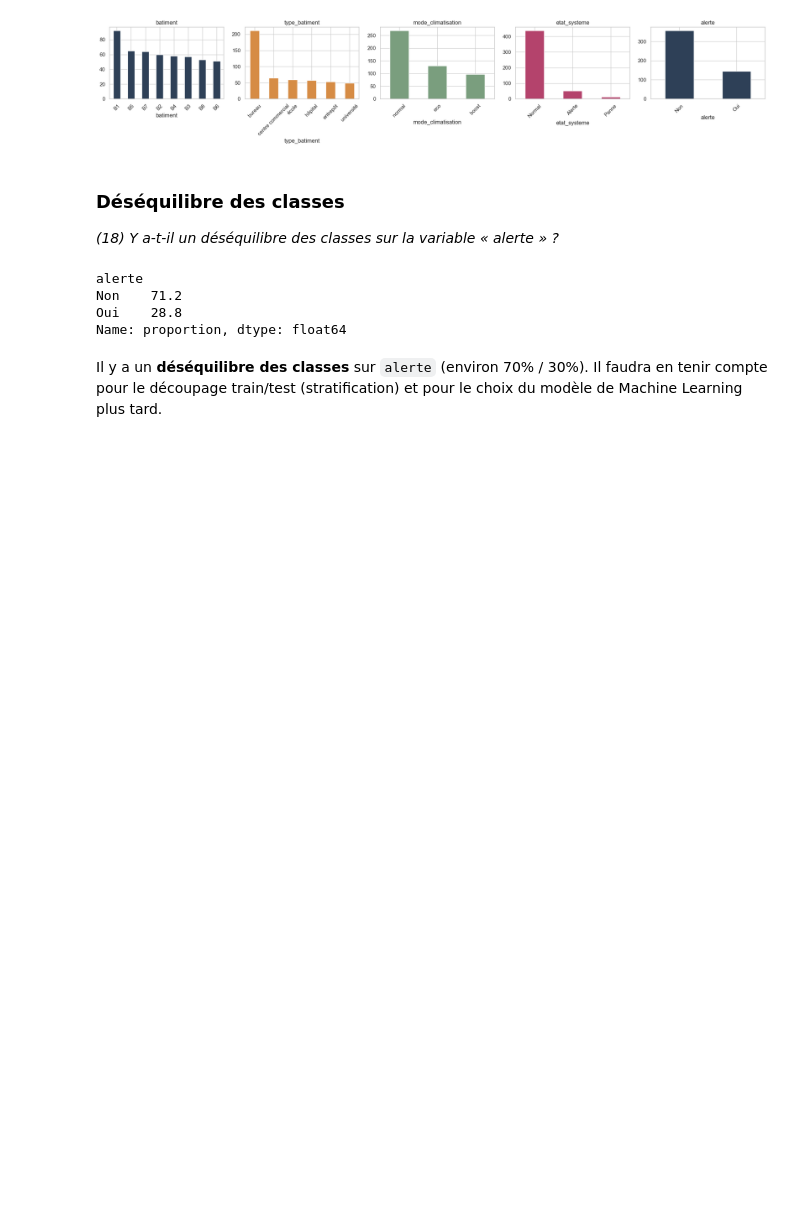
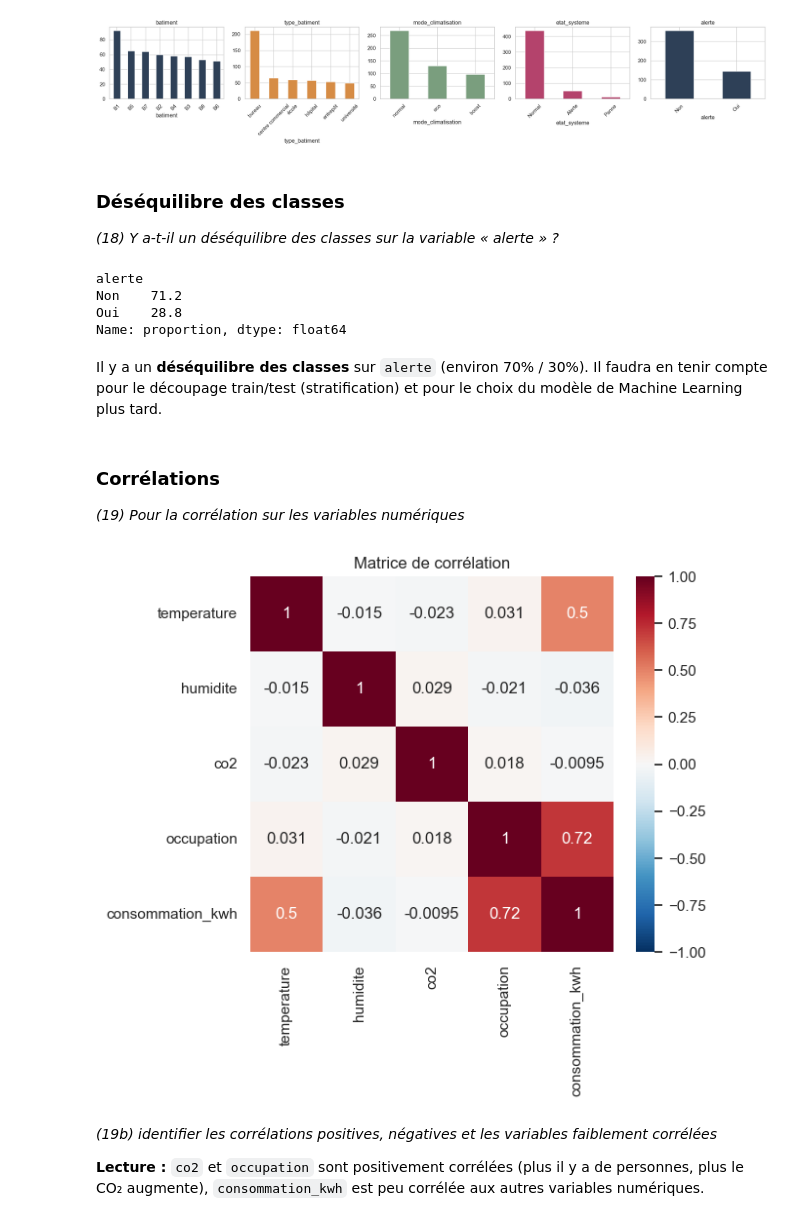
Before and after one commit to harounambaye/SmartCleanData, a Jupyter notebook: notebooks/SmartCleanData.ipynb, the cells around one changed output. Drawn from its saved outputs; the diff is of its cells as text; code cells hidden in the pictures; blank space fills up the shorter version.

Commit message:
Partie 1 – Exploration des données: Doublons:  19a) visualiser avec seaborn la matrice de corrélation

```diff
--- a/notebooks/SmartCleanData.ipynb
+++ b/notebooks/SmartCleanData.ipynb
@@ -282,3 +282,20 @@ Oui    28.8
 Name: proportion, dtype: float64
 # %% [markdown]
 Il y a un **déséquilibre des classes** sur `alerte` (environ 70% / 30%). Il faudra en tenir compte pour le découpage train/test (stratification) et pour le choix du modèle de Machine Learning plus tard.
+# %% [markdown]
+### Corrélations
+
+*(19) Pour la corrélation sur les variables numériques*
+# %%
+# 19a) visualiser avec seaborn la matrice de corrélation
+matrice_correlation = df[colonnes_numeriques].corr()
+plt.figure(figsize=(6, 5))
+sns.heatmap(matrice_correlation, annot=True, cmap="RdBu_r", center=0, vmin=-1, vmax=1)
+plt.title("Matrice de corrélation")
+plt.show()
+# %% [output]
+[figure, added]
+# %% [markdown]
+*(19b) identifier les corrélations positives, négatives et les variables faiblement corrélées*
+
+**Lecture :** `co2` et `occupation` sont positivement corrélées (plus il y a de personnes, plus le CO₂ augmente), `consommation_kwh` est peu corrélée aux autres variables numériques.
```
